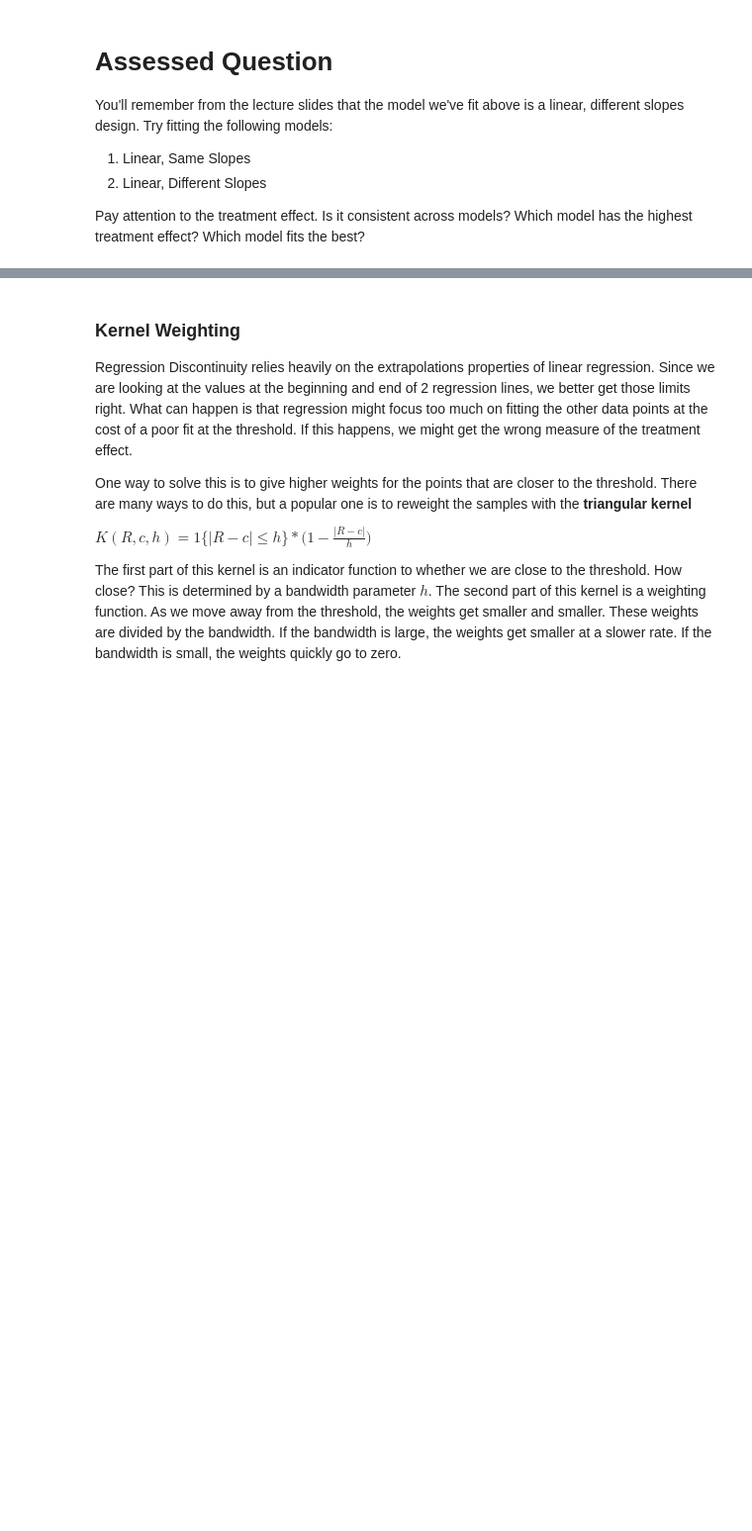
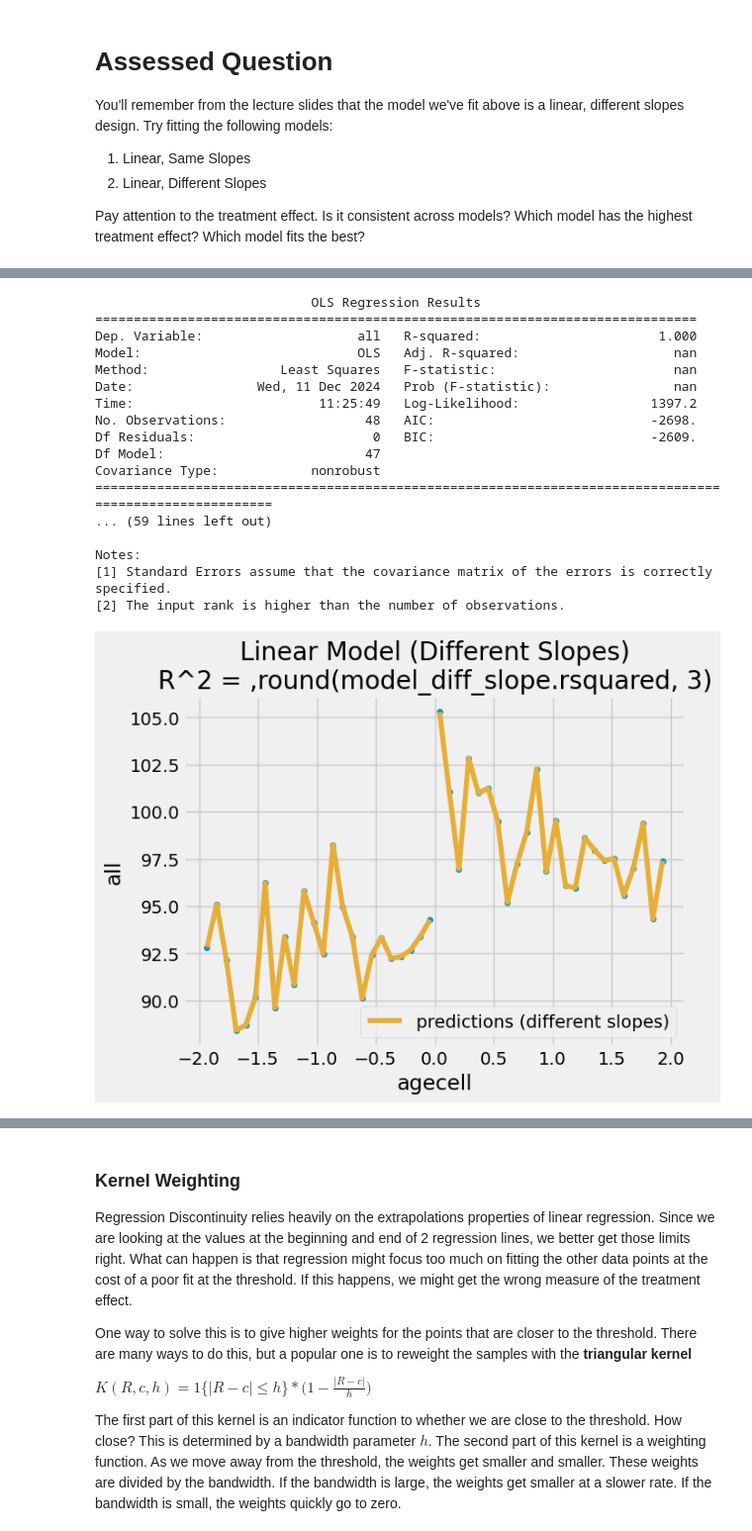
Before and after one commit to Geoschmitz/QM2, a Jupyter notebook: notebooks/W09. Regression Discontinuity.ipynb, the cells around one changed output, grey strips where cells are left out. Shown at 99% size. Saved outputs shown, nothing was run; the diff lists cells and outputs as text; code cells hidden in the pictures; blank space fills up the shorter version.

```diff
--- a/notebooks/W09. Regression Discontinuity.ipynb
+++ b/notebooks/W09. Regression Discontinuity.ipynb
@@ -248,0 +268,28 @@ Pay attention to the treatment effect. Is it consistent across models? Which mod
+# %%
+
+model_diff_slope = ols('all ~ agecell + C(agecell)', data=drinking).fit()
+print(model_diff_slope.summary())
+drinking['predictions_diff_slope'] = model_diff_slope.fittedvalues
+ax = drinking.plot.scatter(x='agecell', y='all', color='C0')
+drinking.plot(x='agecell', y='predictions_diff_slope', ax=ax, color='C2', label='predictions (different slopes)')
+plt.title("Linear Model (Different Slopes)\nR^2 = ,round(model_diff_slope.rsquared, 3)")
+plt.show()
+# %% [output]
+                            OLS Regression Results
+==============================================================================
+Dep. Variable:                    all   R-squared:                       1.000
+Model:                            OLS   Adj. R-squared:                    nan
+Method:                 Least Squares   F-statistic:                       nan
+Date:                Wed, 11 Dec 2024   Prob (F-statistic):                nan
+Time:                        11:25:49   Log-Likelihood:                 1397.2
+No. Observations:                  48   AIC:                            -2698.
+Df Residuals:                       0   BIC:                            -2609.
+Df Model:                          47
+Covariance Type:            nonrobust
+========================================================================================================
+... (59 lines left out)
+
+Notes:
+[1] Standard Errors assume that the covariance matrix of the errors is correctly specified.
+[2] The input rank is higher than the number of observations.
+[figure, added]
```
Also changed, not shown: parts of 11 cells of this notebook.
